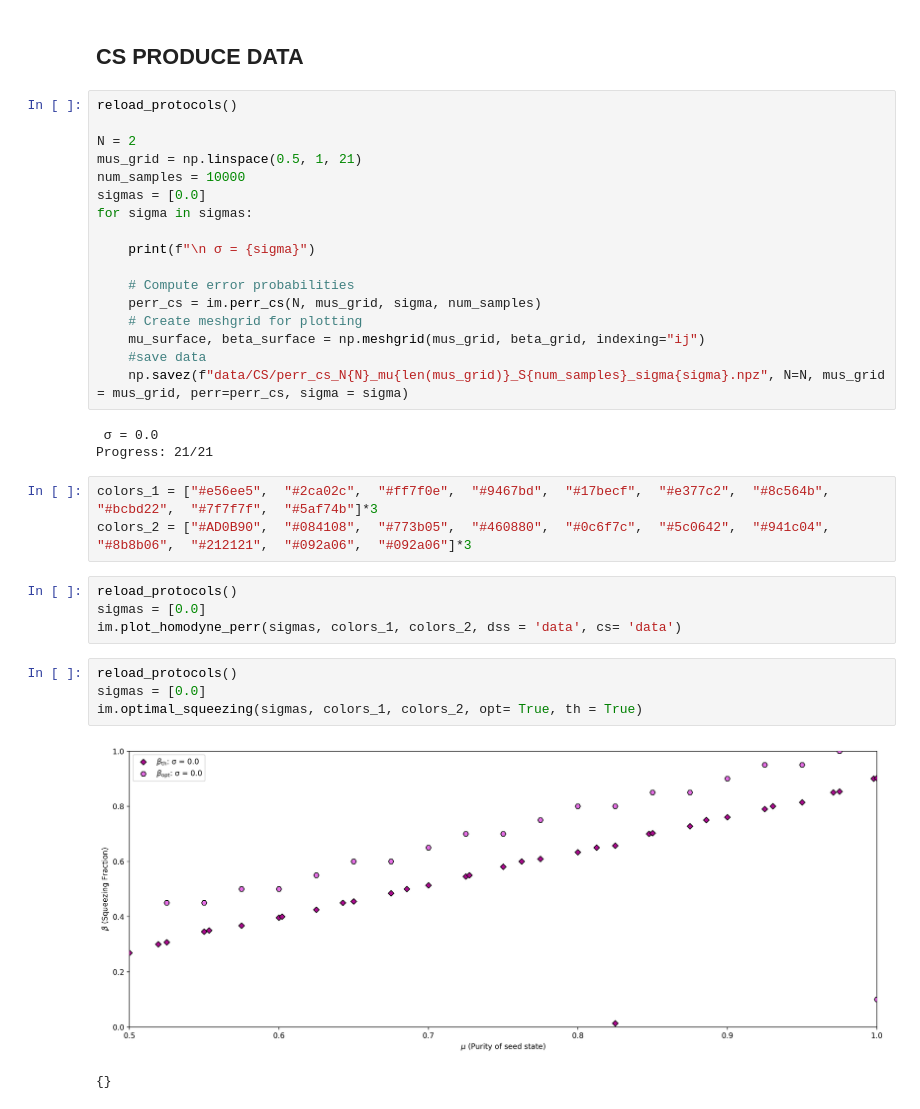
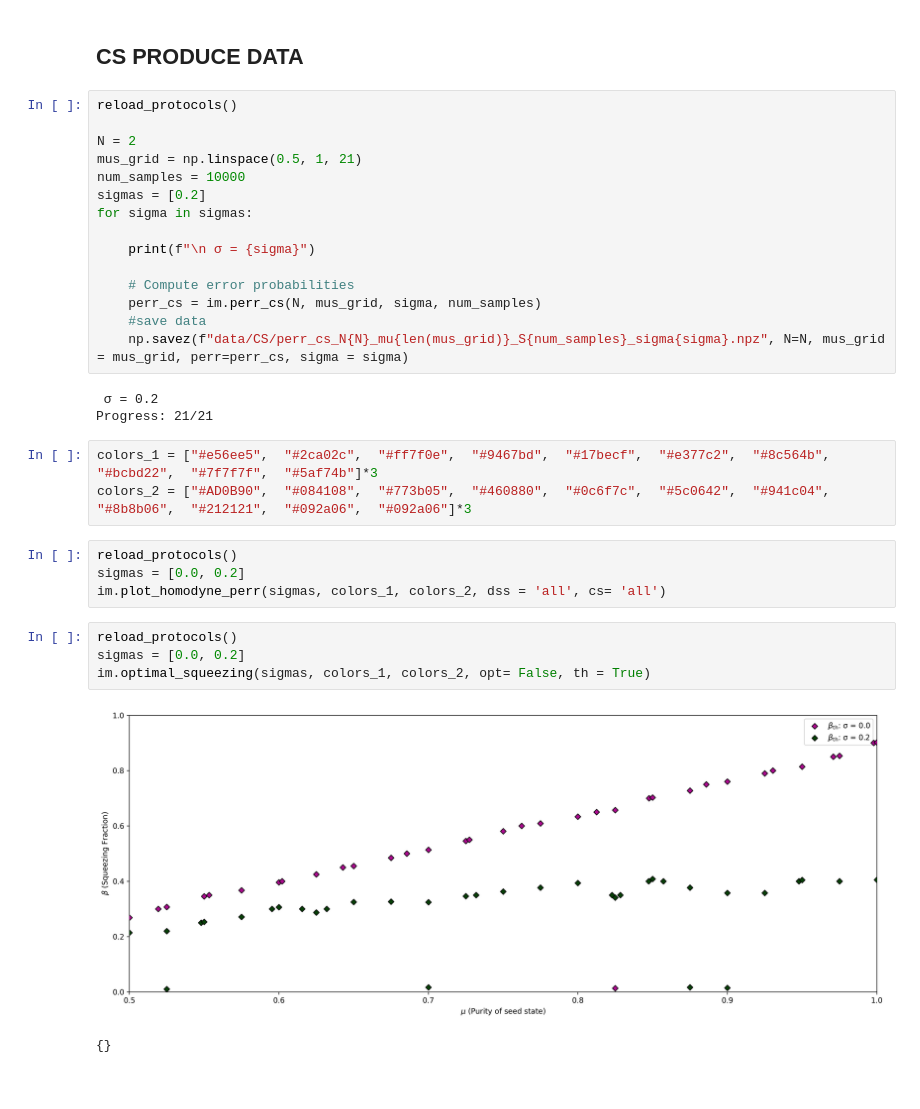
Before and after one commit to KPourgourides/Quantum-Communications-Internship-IRIDA-, a Jupyter notebook: protocol_impure_testing.ipynb, the cells around one changed output. Saved outputs shown, nothing was run; the diff lists cells and outputs as text.

Commit message:
incorporated theoretical curves

```diff
--- a/protocol_impure_testing.ipynb
+++ b/protocol_impure_testing.ipynb
@@ -41,31 +40,29 @@ reload_protocols()
 N = 2
 mus_grid = np.linspace(0.5, 1, 21)
 num_samples = 10000
-sigmas = [0.0]
+sigmas = [0.2]
 for sigma in sigmas:
 
     print(f"\n σ = {sigma}")
 
     # Compute error probabilities
     perr_cs = im.perr_cs(N, mus_grid, sigma, num_samples)
-    # Create meshgrid for plotting
-    mu_surface, beta_surface = np.meshgrid(mus_grid, beta_grid, indexing="ij")
     #save data
     np.savez(f"data/CS/perr_cs_N{N}_mu{len(mus_grid)}_S{num_samples}_sigma{sigma}.npz", N=N, mus_grid = mus_grid, perr=perr_cs, sigma = sigma)
 # %% [output]
- σ = 0.0
+ σ = 0.2
 Progress: 21/21
 # %%
 colors_1 = ["#e56ee5",  "#2ca02c",  "#ff7f0e",  "#9467bd",  "#17becf",  "#e377c2",  "#8c564b",  "#bcbd22",  "#7f7f7f",  "#5af74b"]*3
 colors_2 = ["#AD0B90",  "#084108",  "#773b05",  "#460880",  "#0c6f7c",  "#5c0642",  "#941c04",  "#8b8b06",  "#212121",  "#092a06",  "#092a06"]*3
 # %%
 reload_protocols()
-sigmas = [0.0]
-im.plot_homodyne_perr(sigmas, colors_1, colors_2, dss = 'data', cs= 'data')
+sigmas = [0.0, 0.2]
+im.plot_homodyne_perr(sigmas, colors_1, colors_2, dss = 'all', cs= 'all')
 # %%
 reload_protocols()
-sigmas = [0.0]
-im.optimal_squeezing(sigmas, colors_1, colors_2, opt= True, th = True)
+sigmas = [0.0, 0.2]
+im.optimal_squeezing(sigmas, colors_1, colors_2, opt= False, th = True)
 # %% [output]
-[figure, old version]
+[figure, new version]
 {}
```
Also changed, not shown: parts of 1 cell of this notebook, 1 other file.
